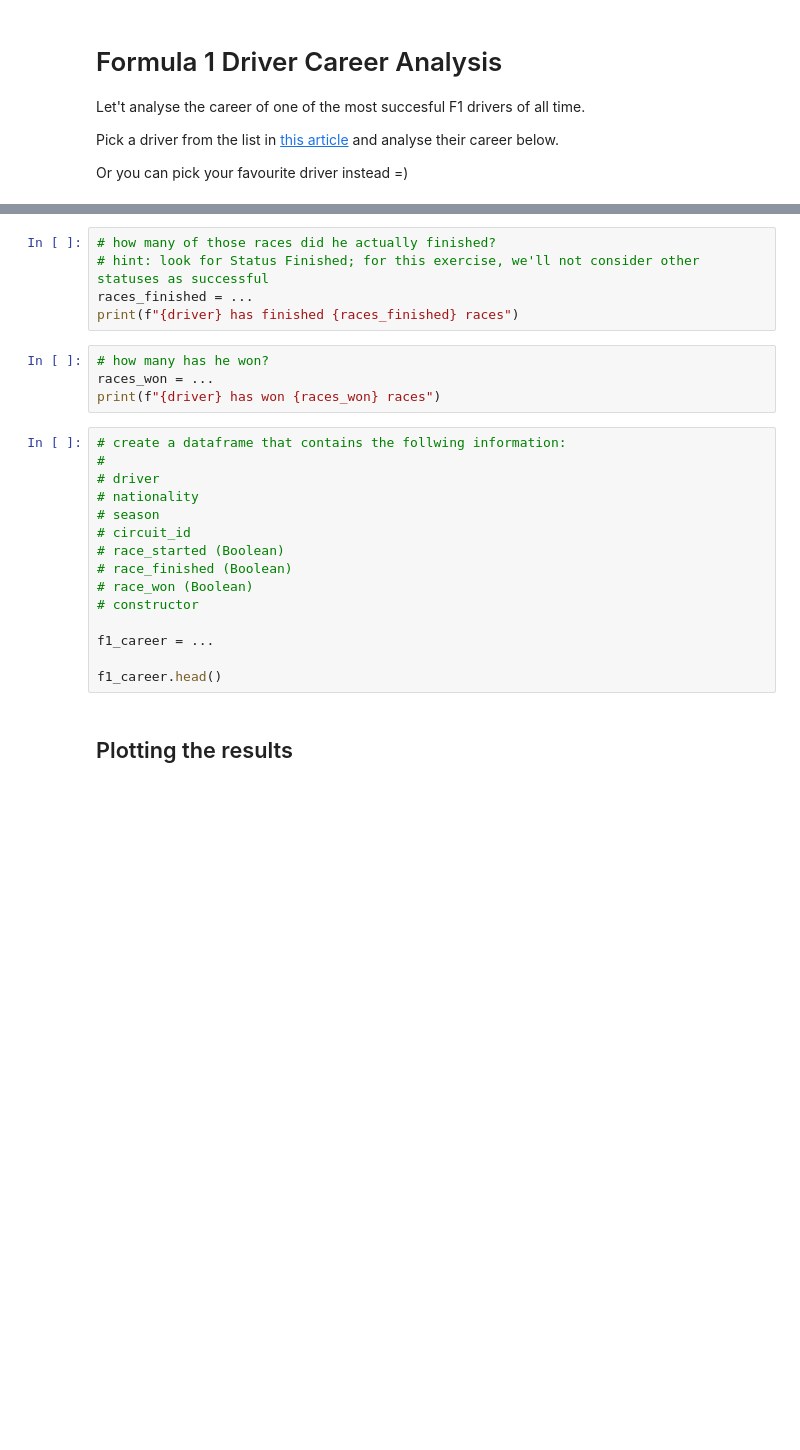
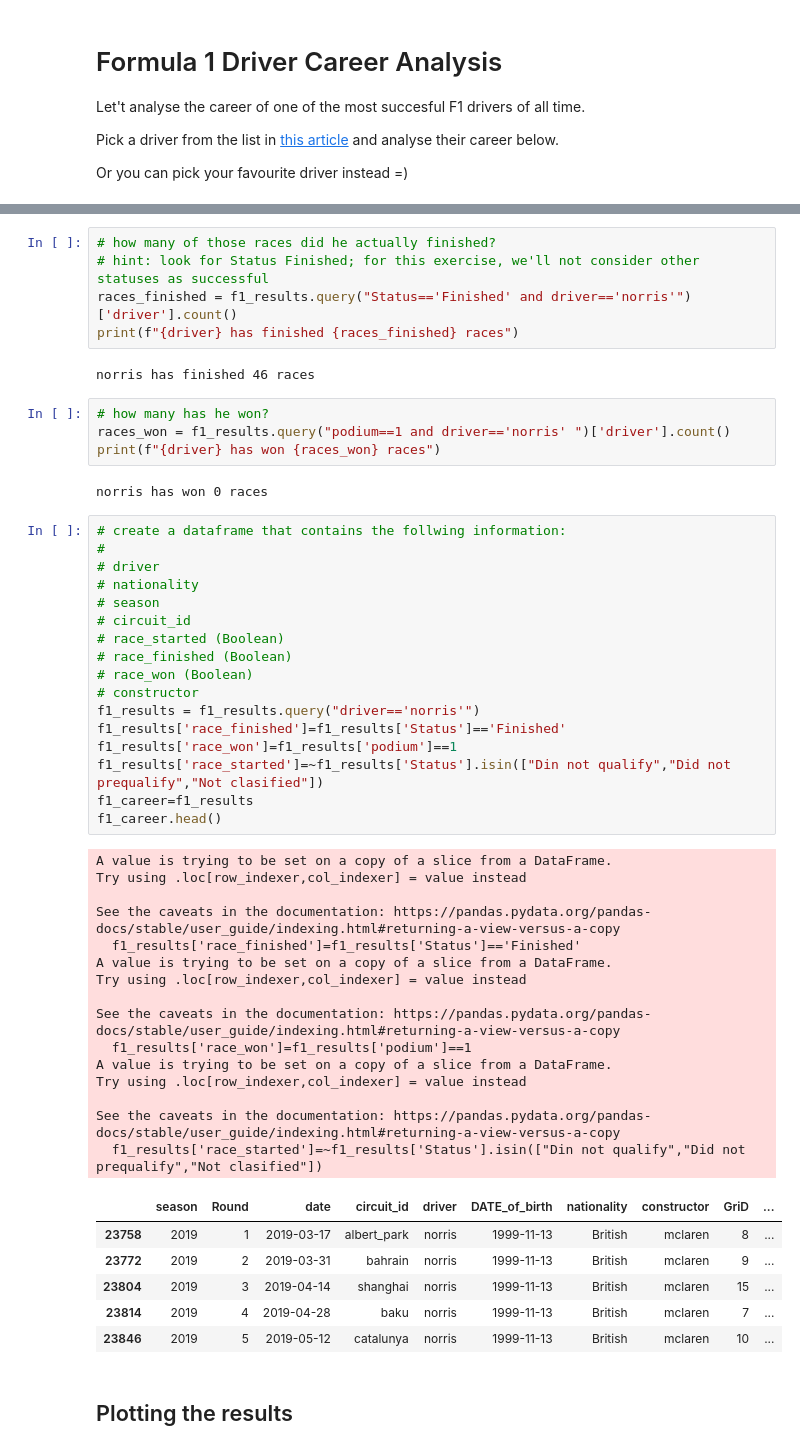
Before and after one commit to SoniaErdei/bootcamp, a Jupyter notebook: 2022/python_workshop/notebooks/08_pandas.ipynb, the cells around one changed output, grey strips where cells are left out. Cells and saved outputs as stored; diff of their text form; blank space fills up the shorter version.

Commit message:
ex_pandas

```diff
--- a/2022/python_workshop/notebooks/08_pandas.ipynb
+++ b/2022/python_workshop/notebooks/08_pandas.ipynb
@@ -928,27 +995,55 @@ print(f"{driver} has {race_starts} race starts")
 # %%
 # how many of those races did he actually finished?
 # hint: look for Status Finished; for this exercise, we'll not consider other statuses as successful
-races_finished = ...
+races_finished = f1_results.query("Status=='Finished' and driver=='norris'")['driver'].count()
 print(f"{driver} has finished {races_finished} races")
+# %% [output]
+norris has finished 46 races
 # %%
 # how many has he won?
-races_won = ...
+races_won = f1_results.query("podium==1 and driver=='norris' ")['driver'].count()
 print(f"{driver} has won {races_won} races")
+# %% [output]
+norris has won 0 races
 # %%
 # create a dataframe that contains the follwing information:
 #
 # driver
 # nationality
 # season
 # circuit_id
 # race_started (Boolean)
 # race_finished (Boolean)
 # race_won (Boolean)
 # constructor
-
-f1_career = ...
-
+f1_results = f1_results.query("driver=='norris'")
+f1_results['race_finished']=f1_results['Status']=='Finished'
+f1_results['race_won']=f1_results['podium']==1
+f1_results['race_started']=~f1_results['Status'].isin(["Din not qualify","Did not prequalify","Not clasified"])
+f1_career=f1_results
 f1_career.head()
+# %% [output]
+A value is trying to be set on a copy of a slice from a DataFrame.
+Try using .loc[row_indexer,col_indexer] = value instead
+
+See the caveats in the documentation: https://pandas.pydata.org/pandas-docs/stable/user_guide/indexing.html#returning-a-view-versus-a-copy
+  f1_results['race_finished']=f1_results['Status']=='Finished'
+A value is trying to be set on a copy of a slice from a DataFrame.
+Try using .loc[row_indexer,col_indexer] = value instead
+
+See the caveats in the documentation: https://pandas.pydata.org/pandas-docs/stable/user_guide/indexing.html#returning-a-view-versus-a-copy
+  f1_results['race_won']=f1_results['podium']==1
+A value is trying to be set on a copy of a slice from a DataFrame.
+Try using .loc[row_indexer,col_indexer] = value instead
+
+See the caveats in the documentation: https://pandas.pydata.org/pandas-docs/stable/user_guide/indexing.html#returning-a-view-versus-a-copy
+  f1_results['race_started']=~f1_results['Status'].isin(["Din not qualify","Did not prequalify","Not clasified"])
+|  | season | Round | date | circuit_id | driver | DATE_of_birth | nationality | constructor | GriD | ... |
+| 23758 | 2019 | 1 | 2019-03-17 | albert_park | norris | 1999-11-13 | British | mclaren | 8 | ... |
+| 23772 | 2019 | 2 | 2019-03-31 | bahrain | norris | 1999-11-13 | British | mclaren | 9 | ... |
+| 23804 | 2019 | 3 | 2019-04-14 | shanghai | norris | 1999-11-13 | British | mclaren | 15 | ... |
+| 23814 | 2019 | 4 | 2019-04-28 | baku | norris | 1999-11-13 | British | mclaren | 7 | ... |
+| 23846 | 2019 | 5 | 2019-05-12 | catalunya | norris | 1999-11-13 | British | mclaren | 10 | ... |
 # %% [markdown]
 ## Plotting the results
 # %%
```
Also changed, not shown: parts of 14 cells of this notebook.
